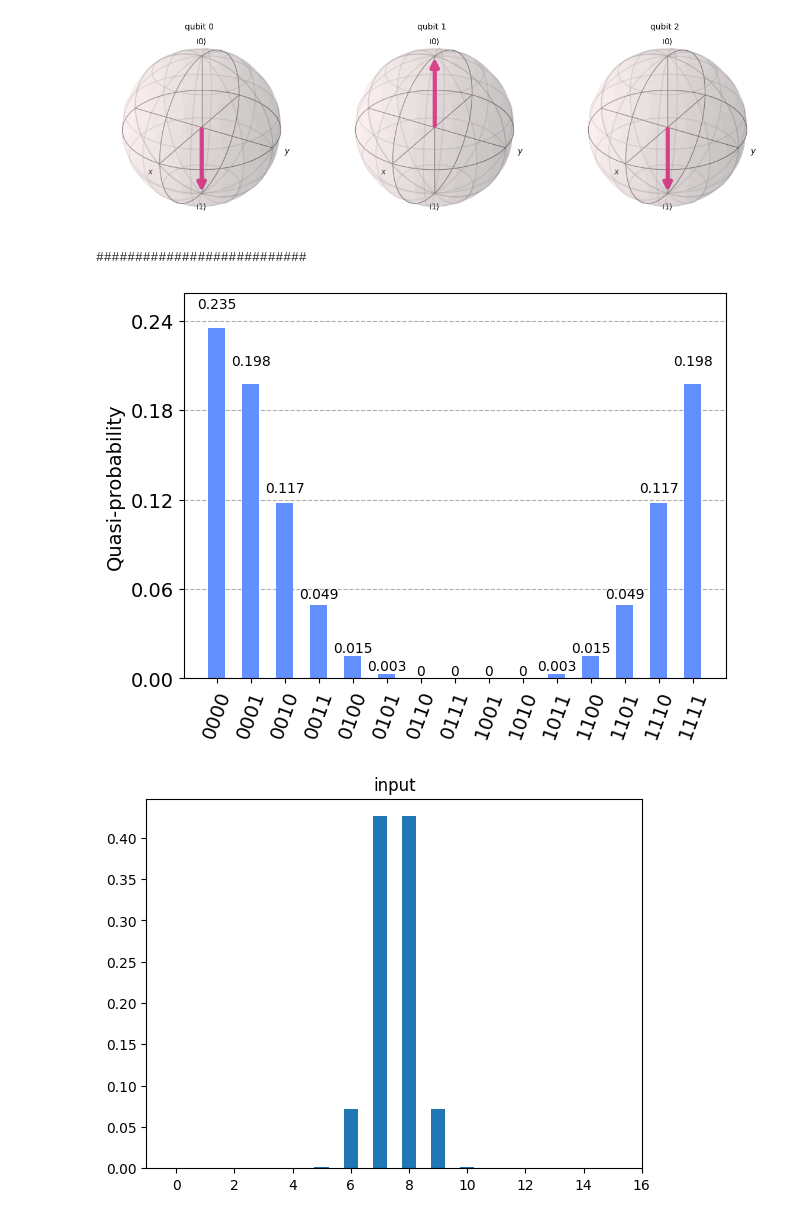
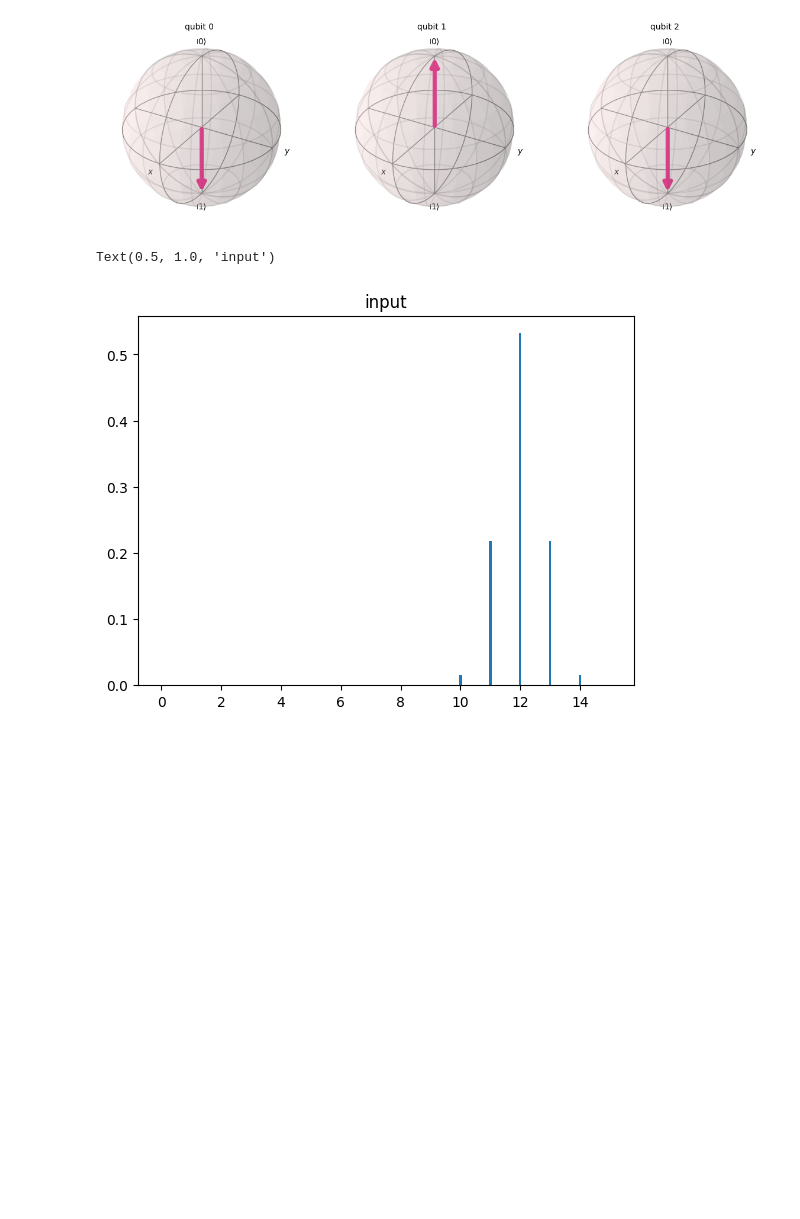
Before and after one commit to hudhapm/P471-QIQC-project, a Jupyter notebook: QFT_Implementation.ipynb, the cells around one changed output. Saved outputs shown, nothing was run; the diff lists cells and outputs as text; code cells hidden in the pictures; blank space fills up the shorter version.

```diff
--- a/QFT_Implementation.ipynb
+++ b/QFT_Implementation.ipynb
@@ -369,33 +369,22 @@ plot_bloch_multivector(statevector)
 # %%
 from qiskit_finance.circuit.library.probability_distributions import NormalDistribution
 n=4
 import matplotlib.pyplot as plt
 from scipy.fft import fftfreq
-qc = NormalDistribution(n,mu=0,bounds=(-10, 10))
+qc = NormalDistribution(n,mu=6,bounds=(-10, 10))
 
 t=np.linspace(0,2**n-1,2**n)
-plt.bar(t,qc.probabilities,width=0.5)
+plt.bar(t,qc.probabilities,width=0.08)
 plt.title("input")
 
-qc_init = qc.copy()
-qc_init.save_statevector()
-pp=qc.probabilities
+#qc_init = qc.copy()
+#qc_init.save_statevector()
 #plt.bar(qc.values,qc.probabilities)
 #x1 = qc.values
 #y1 = qc.probabilities
 
 #plt.bar(x1, y1, width=0.02)
 #plt.show()
-print("###########################")
-qft(qc,n)
-qftnormal=qc.copy()
-qc.save_statevector()
-backend = Aer.get_backend("qasm_simulator")
-simulate = execute(qc, backend=backend, shots=1024).result()
-simulate=simulate.get_counts()
-plot_histogram(simulate)
-#print(count)
 # %% [output]
-###########################
+Text(0.5, 1.0, 'input')
-[figure, old version]
+[figure, new version]
-[figure, removed]
```
Also changed, not shown: parts of 13 cells of this notebook.
